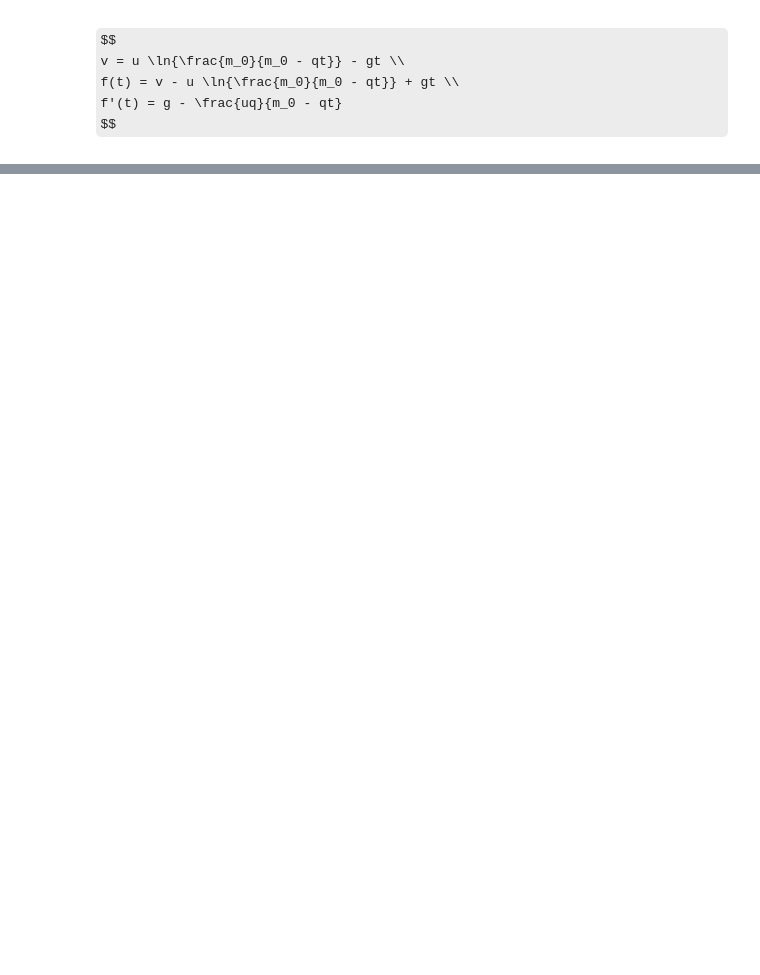
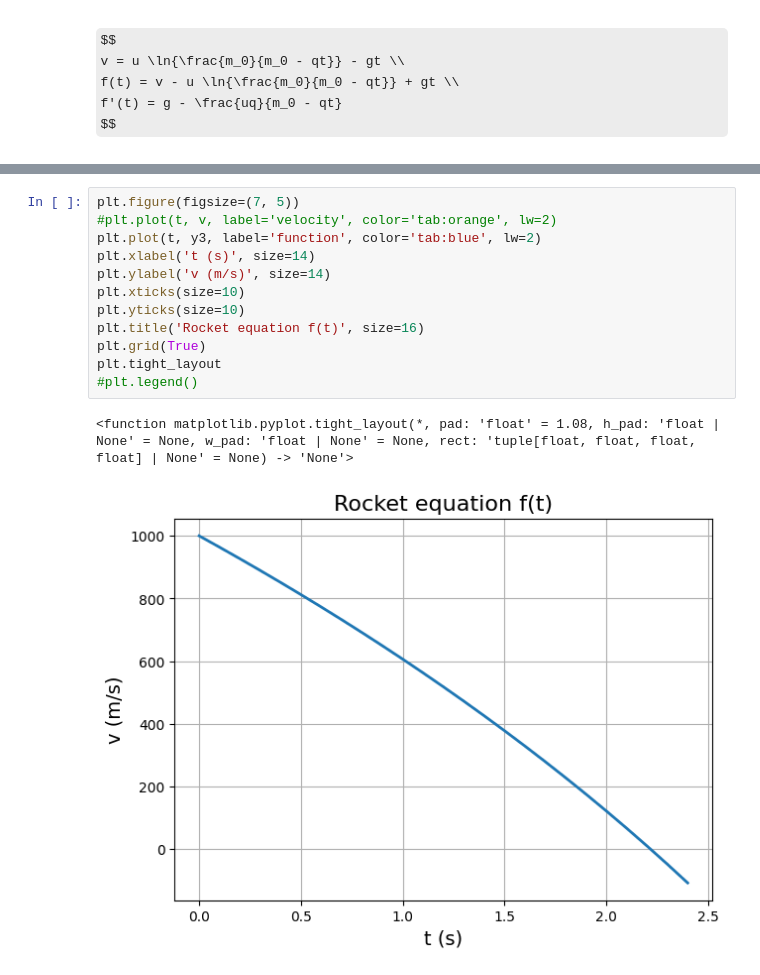
Before and after one commit to galih123star/computational2026, a Jupyter notebook: HW02/HW02_CPA.ipynb, the cells around one changed output, grey strips where cells are left out. Cells and saved outputs as stored; diff of their text form; some formulas as TeX source; blank space fills up the shorter version.

```diff
--- a/HW02/HW02_CPA.ipynb
+++ b/HW02/HW02_CPA.ipynb
@@ -267,3 +266,18 @@ plt.tight_layout
+# %%
+plt.figure(figsize=(7, 5))
+#plt.plot(t, v, label='velocity', color='tab:orange', lw=2)
+plt.plot(t, y3, label='function', color='tab:blue', lw=2)
+plt.xlabel('t (s)', size=14)
+plt.ylabel('v (m/s)', size=14)
+plt.xticks(size=10)
+plt.yticks(size=10)
+plt.title('Rocket equation f(t)', size=16)
+plt.grid(True)
+plt.tight_layout
+#plt.legend()
+# %% [output]
+<function matplotlib.pyplot.tight_layout(*, pad: 'float' = 1.08, h_pad: 'float | None' = None, w_pad: 'float | None' = None, rect: 'tuple[float, float, float, float] | None' = None) -> 'None'>
+[figure, added]
 # %%
 # Newton-Raphson method
 # Initial guess
```
Also changed, not shown: parts of 8 cells of this notebook.
